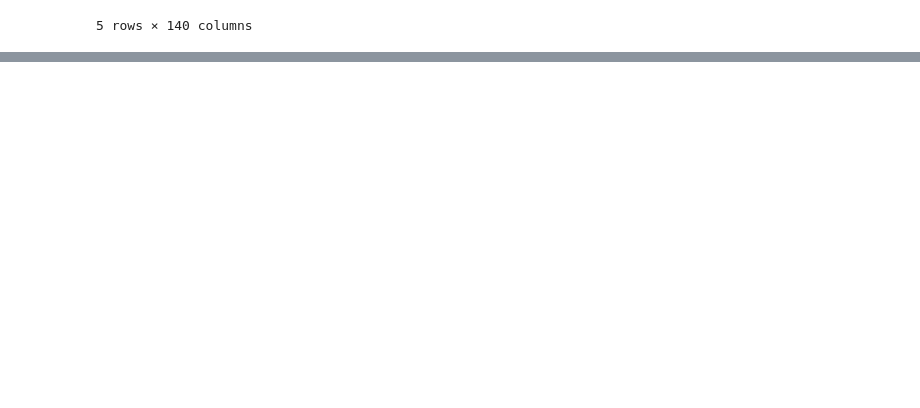
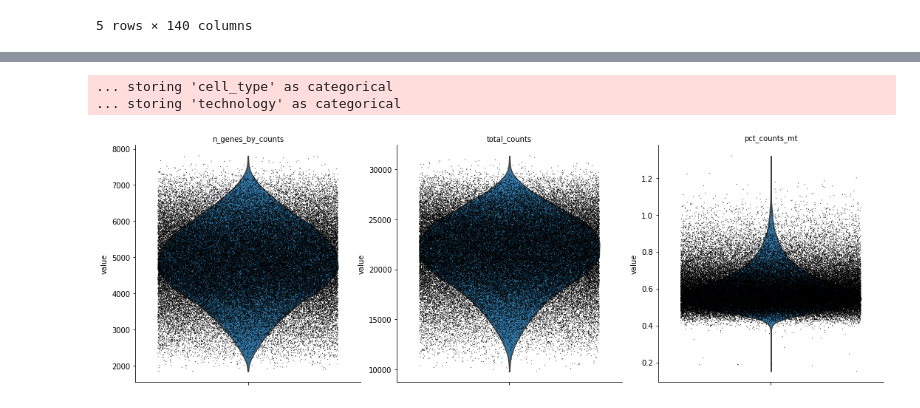
Before and after one commit to assayer5/multimodal-single-cell, a Jupyter notebook: multimodal-single-cell-citeseq.ipynb, the cells around one changed output, grey strips where cells are left out. Cells and saved outputs as stored; diff of their text form; code cells hidden in the pictures; blank space fills up the shorter version.

```diff
--- a/multimodal-single-cell-citeseq.ipynb
+++ b/multimodal-single-cell-citeseq.ipynb
@@ -163,0 +148,7 @@ Name: donor, dtype: int64
+# %%
+for filename in ['train_cite_inputs','test_cite_inputs']:
+    print(filename)
+    print(adatas[filename])
+    print(adatas[filename].obs['technology'].unique())
+    print(adatas[filename].obs.groupby('day')['donor'].value_counts())
+    print()
@@ -164,13 +173,21 @@ Name: donor, dtype: int64
 # %%
-# load target data
-targetf = h5py.File(train_cite_targets, 'r')
-targetdata = targetf['train_cite_targets']
+# load train target data
+# already dsb normalized
 
-features = targetdata['axis0'][:].astype(str) # protein features
-samples = targetdata['axis1'][:].astype(str) # cell ids
-values = targetdata['block0_values'][:] # normalized protein expression values
+with h5py.File(train_cite_targets, 'r') as targetf:
+    targetdata = targetf['train_cite_targets']
+
+    features = targetdata['axis0'][:].astype(str) # protein features
+    samples = targetdata['axis1'][:].astype(str) # cell ids
+    values = targetdata['block0_values'][:] # normalized protein expression values
 
 targetdf = pd.DataFrame(values, index=samples, columns=features)
+
+values = None
+features = None
+samples = None
+gc.collect()
+
 targetdf.head()
 # %% [output]
 |  | CD86 | CD274 | CD270 | CD155 | CD112 | CD47 | CD48 | CD40 | CD154 | CD52 | ... | ... |
@@ -205,0 +207,15 @@ adata.shape
+# %%
+for filename in ['train_cite_inputs','test_cite_inputs']:
+    # isolate gene symbols from feature names
+    featname_split = pd.DataFrame(list(adatas[filename].var_names.str.split('_')))
+
+    # note mitochondrial genes, genes matching target proteins
+    adatas[filename].var['mt'] = list(featname_split[1].str.startswith('MT-'))
+    adatas[filename].var['intarget'] = list(featname_split[1].isin(targetdf.columns))
+#     print(adatas[filename].var['mt'].sum())
+#     print(adatas[filename].var[adatas[filename].var['mt']==True][:5])
+#     print(adatas[filename].var['intarget'].sum())
+#     print(adatas[filename].var[adatas[filename].var['intarget']==True][:5])
+#     print(adatas[filename].var[:5])
+    sc.pp.calculate_qc_metrics(adatas[filename], qc_vars=['mt'], percent_top=None, log1p=False, inplace=True)
+#     print()
@@ -205,0 +247,6 @@ adata.shape
+# %%
+sc.pl.violin(adatas['train_cite_inputs'], ['n_genes_by_counts', 'total_counts', 'pct_counts_mt'], jitter=0.4, multi_panel=True)
+# %% [output]
+... storing 'cell_type' as categorical
+... storing 'technology' as categorical
+[figure, added]
```
Also changed, not shown: parts of 21 cells of this notebook.
